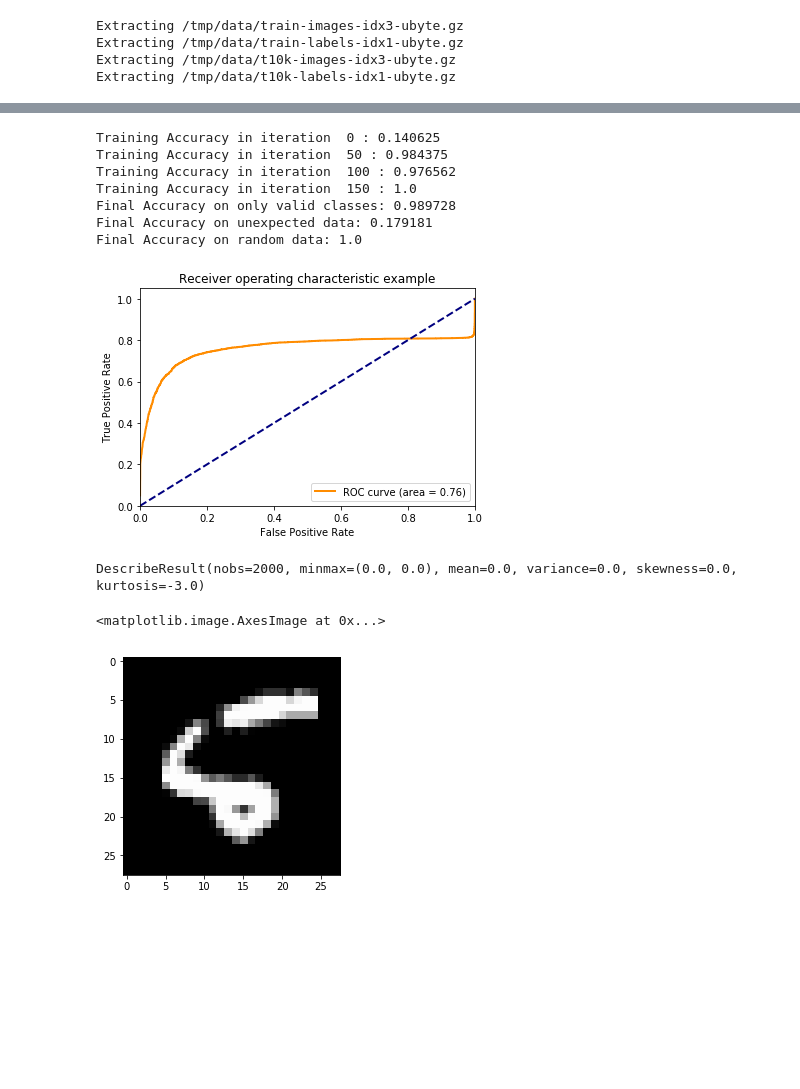
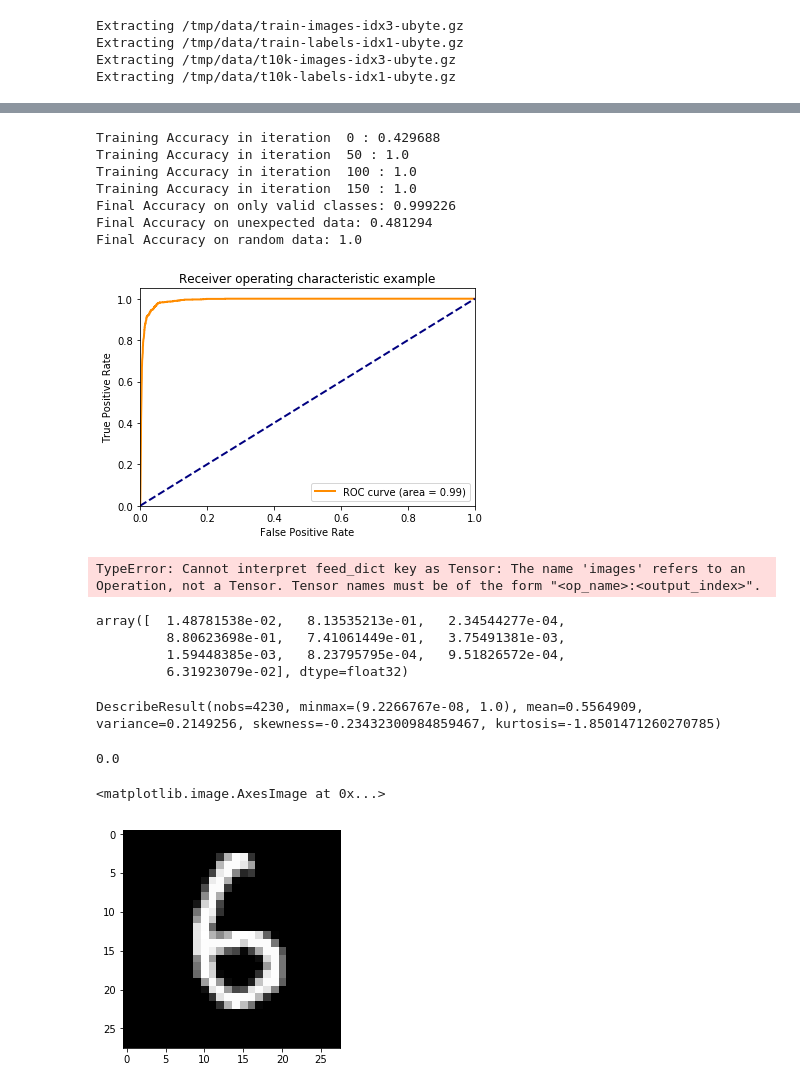
Before and after one commit to LeanderK/Contingency, a Jupyter notebook: Playground.ipynb, the cells around one changed output, grey strips where cells are left out. Saved outputs shown, nothing was run; the diff lists cells and outputs as text; code cells hidden in the pictures; blank space fills up the shorter version.

Commit message:
fixed some bugs to make it possible to train with multiple classes

```diff
--- a/Playground.ipynb
+++ b/Playground.ipynb
@@ -26,7 +26,7 @@ num_steps = 200
 batch_size = 128
 
 # number of classes trained on
-num_classes = 5
+num_classes = 2
 num_adversarial = 10 #how many adversarial examples should be generated (if any) per iteration
 num_adversarial_train = 5 # how many iterations for the adversarial
 # %% [output]
@@ -38,12 +38,12 @@ Extracting /tmp/data/t10k-labels-idx1-ubyte.gz
 tf.reset_default_graph()
 cont_data = mnist.MNISTContData(num_classes)
 mnistCont = mnist.MNistContingency(learning_rate, num_adversarial, num_adversarial_train, cont_data)
-(fpr, tpr, roc_auc, pred) = mnist.run(mnistCont.withContingency, learning_rate, num_adversarial, cont_data, batch_size, num_steps)
+(fpr, tpr, roc_auc, pred, model) = mnist.run(mnistCont.withContingency, learning_rate, num_adversarial, cont_data, batch_size, num_steps)
 plot_roc(0, fpr, tpr, roc_auc)
 # %%
 tf.reset_default_graph()
 cont_data = mnist.MNISTContData(num_classes)
 mnistCont = mnist.MNistContingency(learning_rate, num_adversarial, num_adversarial_train, cont_data)
-(fpr, tpr, roc_auc, pred) = mnist.run(mnistCont.withoutContingency, learning_rate, num_adversarial, cont_data, batch_size, num_steps)
+(fpr, tpr, roc_auc, pred, model) = mnist.run(mnistCont.withoutContingency, learning_rate, num_adversarial, cont_data, batch_size, num_steps)
 plot_roc(0, fpr, tpr, roc_auc)
 # %% [output]
@@ -59,26 +59,51 @@ Final Accuracy on random data: 0.00213995
 tf.reset_default_graph()
 cont_data = mnist.MNISTContData(num_classes)
 mnistCont = mnist.MNistContingency(learning_rate, num_adversarial, num_adversarial_train, cont_data)
-(fpr, tpr, roc_auc, pred) = mnist.run(mnistCont.withRandomContingency, learning_rate, num_adversarial, cont_data, batch_size, num_steps)
+(fpr, tpr, roc_auc, pred, model) = mnist.run(mnistCont.withRandomContingency, learning_rate, num_adversarial, cont_data, batch_size, num_steps)
 plot_roc(0, fpr, tpr, roc_auc)
 # %% [output]
-Training Accuracy in iteration  0 : 0.140625
-Training Accuracy in iteration  50 : 0.984375
-Training Accuracy in iteration  100 : 0.976562
+Training Accuracy in iteration  0 : 0.429688
+Training Accuracy in iteration  50 : 1.0
+Training Accuracy in iteration  100 : 1.0
 Training Accuracy in iteration  150 : 1.0
-Final Accuracy on only valid classes: 0.989728
-Final Accuracy on unexpected data: 0.179181
+Final Accuracy on only valid classes: 0.999226
+Final Accuracy on unexpected data: 0.481294
 Final Accuracy on random data: 1.0
-[figure, old version]
+[figure, new version]
+# %%
+(test_img, test_lbls) = cont_data.next_test_batch(10)
+(unexp_img, unexp_lbls) = cont_data.unexpected_data()
+unexp_img = unexp_img[:10]
+unexp_lbls = unexp_lbls[:10]
+with tf.Session() as session:
+    (acc_test, pred_test) = session.run(
+                    [model['acc_op'], model['pred_op']],
+                    feed_dict={'images': test_img, 'labels': test_lbls, 'is_training': False}
+                )
+    (acc_unexp, pred_unexp) = session.run(
+                    [model['acc_op'], model['pred_op']],
+                    feed_dict={'images': unexp_img, 'labels': unexp_lbls, 'is_training': False}
+                )
+# %% [output]
+TypeError: Cannot interpret feed_dict key as Tensor: The name 'images' refers to an Operation, not a Tensor. Tensor names must be of the form "<op_name>:<output_index>".
+# %%
+(1-pred[:10,0])
+# %% [output]
+array([  1.48781538e-02,   8.13535213e-01,   2.34544277e-04,
+         8.80623698e-01,   7.41061449e-01,   3.75491381e-03,
+         1.59448385e-03,   8.23795795e-04,   9.51826572e-04,
+         6.31923079e-02], dtype=float32)
 # %%
 from scipy import stats
-stats.describe(cont_data.contingency_labels)
+stats.describe(pred[:,0])
 # %% [output]
-DescribeResult(nobs=2000, minmax=(0.0, 0.0), mean=0.0, variance=0.0, skewness=0.0, kurtosis=-3.0)
+DescribeResult(nobs=4230, minmax=(9.2266767e-08, 1.0), mean=0.5564909, variance=0.2149256, skewness=-0.23432300984859467, kurtosis=-1.8501471260270785)
 # %%
 import matplotlib.pyplot as plt
+print(cont_data.unexpected_data()[1][10])
 plt.gray()
-plt.imshow(cont_data.unexpected_data()[0][5].reshape([28, 28]))
+plt.imshow(cont_data.unexpected_data()[0][10].reshape([28, 28]))
 # %% [output]
-<matplotlib.image.AxesImage at 0x...>
+0.0
+<matplotlib.image.AxesImage at 0x...>
-[figure, old version]
+[figure, new version]
```
Also changed, not shown: parts of 1 cell of this notebook, 2 other files.
